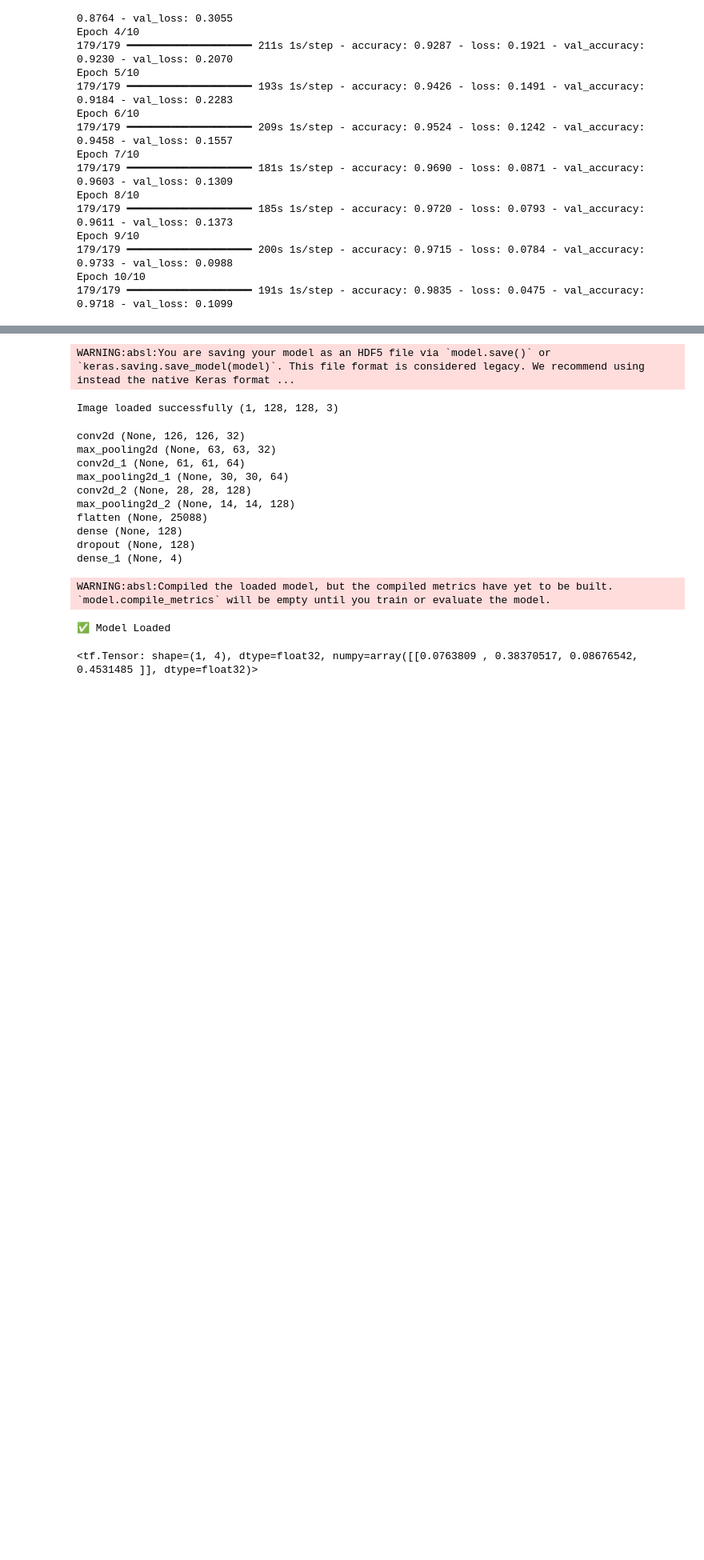
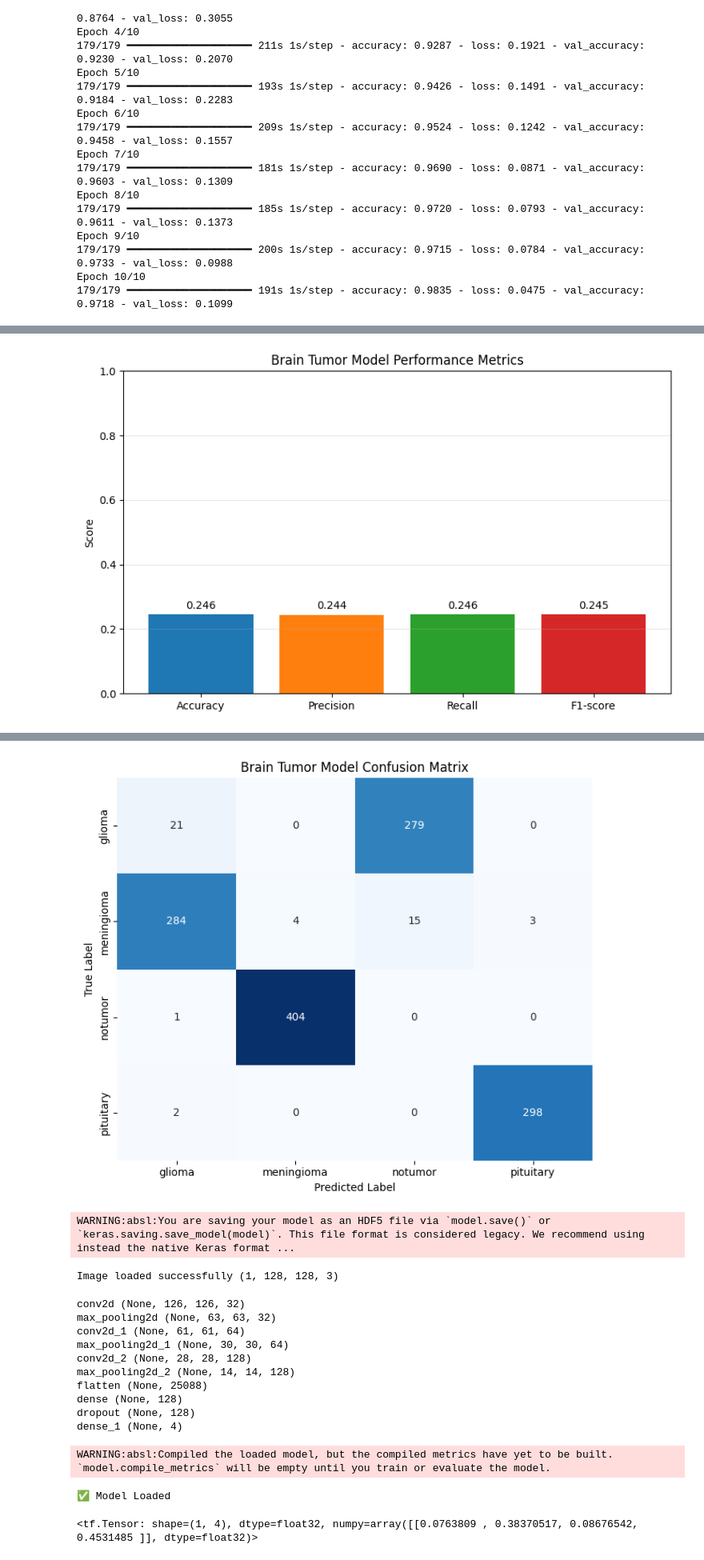
Before and after one commit to VulliShivani/NeuroAI-Brain-Disease-Detection, a Jupyter notebook: notebooks/brain_tumor.ipynb, the cells around one changed output, grey strips where cells are left out. Shown at 80% size. Cells and saved outputs as stored; diff of their text form; code cells hidden in the pictures; blank space fills up the shorter version.

```diff
--- a/notebooks/brain_tumor.ipynb
+++ b/notebooks/brain_tumor.ipynb
@@ -147,20 +145,20 @@ y shape: (5712, 4)
 test_data = []
 test_labels = []
 
-test_path = "/content/Brain Tumor Data(1)/Brain Tumor Data/Brain Tumor data/Brain Tumor data/Testing"
-
-classes = os.listdir(test_path)
+test_path = os.path.join(base_dataset_path, "Testing")
 
 for category in classes:
-
     folder = os.path.join(test_path, category)
+    if not os.path.isdir(folder):
+        continue
 
     for img in os.listdir(folder):
-
         path = os.path.join(folder, img)
-
         image = cv2.imread(path)
-        image = cv2.resize(image,(128,128))
-
+        if image is None:
+            continue
+        image = cv2.resize(image, (IMG_SIZE, IMG_SIZE))
         test_data.append(image)
         test_labels.append(classes.index(category))
+
+print("Total test images loaded:", len(test_data))
@@ -256,0 +258,61 @@ Accuracy: 0.9717772603034973
+# %%
+from sklearn.metrics import (
+    accuracy_score,
+    precision_recall_fscore_support,
+    classification_report,
+    confusion_matrix,
+)
+import seaborn as sns
+import matplotlib.pyplot as plt
+import numpy as np
+
+# Evaluate model
+loss, accuracy = model.evaluate(X_test, y_test, verbose=0)
+
+# Convert one-hot labels and softmax predictions to class indices
+y_true = np.argmax(y_test, axis=1)
+y_prob = model.predict(X_test, verbose=0)
+y_pred = np.argmax(y_prob, axis=1)
+
+# Calculate weighted metrics for multiclass classification
+precision, recall, f1, _ = precision_recall_fscore_support(
+    y_true, y_pred, average='weighted', zero_division=0
+)
+
+print(f"Accuracy : {accuracy:.4f}")
+print(f"Precision: {precision:.4f}")
+print(f"Recall   : {recall:.4f}")
+print(f"F1-score : {f1:.4f}")
+print("\nClassification Report:")
+print(classification_report(y_true, y_pred, target_names=classes, zero_division=0))
+
+# Performance metrics graph
+metric_names = ['Accuracy', 'Precision', 'Recall', 'F1-score']
+metric_values = [accuracy, precision, recall, f1]
+
+plt.figure(figsize=(8, 5))
+bars = plt.bar(metric_names, metric_values, color=['#1f77b4', '#ff7f0e', '#2ca02c', '#d62728'])
+plt.ylim(0, 1)
+plt.title('Brain Tumor Model Performance Metrics')
+plt.ylabel('Score')
+plt.grid(axis='y', alpha=0.3)
+
+for bar, value in zip(bars, metric_values):
+    plt.text(bar.get_x() + bar.get_width() / 2, value + 0.01, f'{value:.3f}', ha='center', va='bottom')
+
+plt.tight_layout()
+plt.show()
+
+# Confusion matrix text and graph
+cm = confusion_matrix(y_true, y_pred)
+print('Confusion Matrix:')
+print(cm)
+
+plt.figure(figsize=(7, 6))
+sns.heatmap(cm, annot=True, fmt='d', cmap='Blues', cbar=False, xticklabels=classes, yticklabels=classes)
+plt.title('Brain Tumor Model Confusion Matrix')
+plt.xlabel('Predicted Label')
+plt.ylabel('True Label')
+plt.tight_layout()
+plt.show()
+# %% [output]
@@ -256,0 +335 @@ Accuracy: 0.9717772603034973
+[figure, added]
@@ -257,3 +341,4 @@ Accuracy: 0.9717772603034973
+[figure, added]
 # %%
 model.save("/content/brain_tumor_model.h5")
 # %% [output]
```
Also changed, not shown: parts of 7 cells of this notebook, 14 other files.
